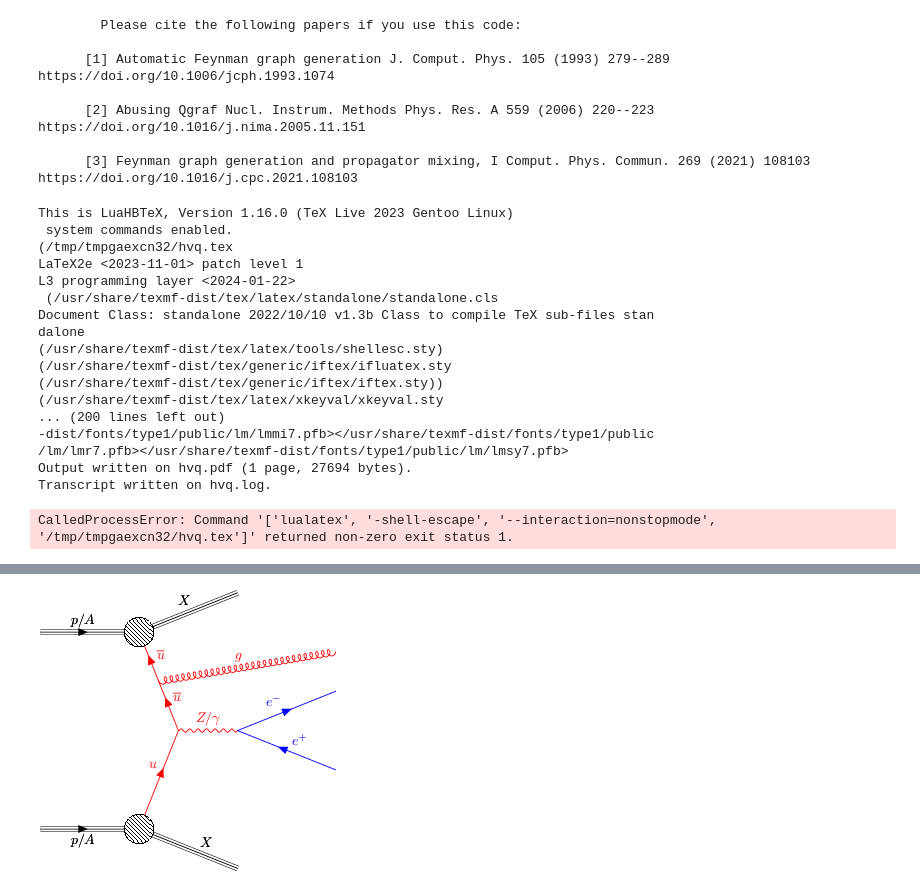
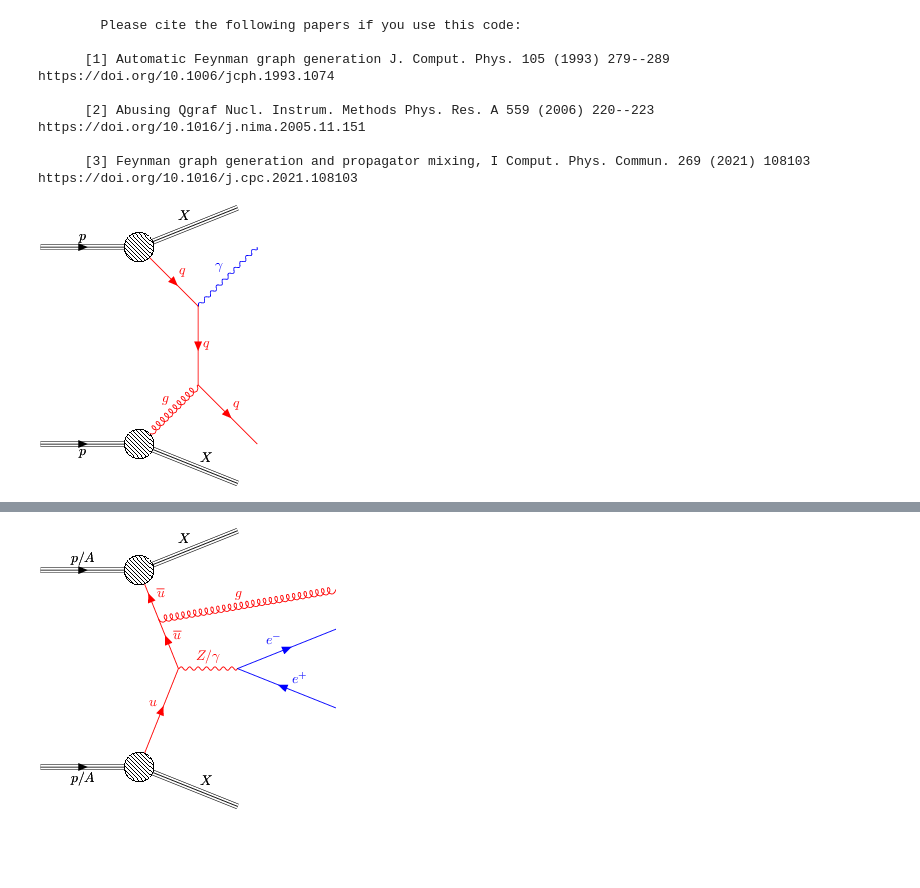
Before and after one commit to APN-Pucky/pyfeyn2, a Jupyter notebook: debug/dis_hvq_Zj.ipynb, the cells around one changed output, grey strips where cells are left out. Saved outputs shown, nothing was run; the diff lists cells and outputs as text; code cells hidden in the pictures; blank space fills up the shorter version.

```diff
--- a/debug/dis_hvq_Zj.ipynb
+++ b/debug/dis_hvq_Zj.ipynb
@@ -28,52 +28,36 @@ from feynml.interface.qgraf import style
       [3] Feynman graph generation and propagator mixing, I Comput. Phys. Commun. 269 (2021) 108103 https://doi.org/10.1016/j.cpc.2021.108103
 # %%
 fd = FeynmanDiagram().add(
-    v1 := Vertex().with_xy(7,0),
-    v2 := Vertex().with_xy(10,0),
     v3 := Vertex().with_xy(5,+5).with_shape('blob'),
     v4 := Vertex().with_xy(5,-5).with_shape('blob'),
-    Propagator(pdgid=21).connect(v1,v2).with_color('red'),
-    Propagator(pdgid=-2).connect(v3,v1).with_color('red'),
-    Propagator(pdgid=2).connect(v4,v1).with_color('red'),
-    Leg(pdgid=2212,label="$p/A$",target=v3,sense='incoming').with_xy(0,5),
-    Leg(pdgid=2212,label="$p/A$",target=v4).with_incoming().with_xy(0,-5).with_style("label-side: right"),
-    v5 := Vertex().with_xy(12,2),
-    v6 := Vertex().with_xy(15,4),
-    Propagator(pdgid=-4).connect(v2,v5).with_color('red'),
-    Propagator(pdgid=-24).connect(v5,v6),
-    Leg(pdgid=11,sense='outgoing').with_target(v6).with_xy(20,5).with_color('blue'),
-    Leg(pdgid=-12,sense='outgoing').with_target(v6).with_xy(20,3),
-    Leg(pdgid=-3,sense='outgoing').with_target(v5).with_xy(20,1),
-
-    v7 := Vertex().with_xy(12,-2),
-    v8 := Vertex().with_xy(15,-4),
-    Propagator(pdgid=4).connect(v2,v7).with_color('red'),
-    Propagator(pdgid=24).connect(v7,v8),
-    Leg(pdgid=-11,sense='outgoing').with_target(v8).with_xy(20,-5).with_color('blue'),
-    Leg(pdgid=12,sense='outgoing').with_target(v8).with_xy(20,-3),
-    Leg(pdgid=3,sense='outgoing').with_target(v7).with_xy(20,-1),
+    Leg(pdgid=2212,label="$p$",target=v3,sense='incoming').with_xy(0,5),
+    Leg(pdgid=2212,label="$p$",target=v4).with_incoming().with_xy(0,-5).with_style("label-side: right"),
 
     Leg(pdgid=2,type="remnant",label="$X$",sense='outgoing').with_target(v3).with_xy(10,+7),
     Leg(pdgid=-2,type="remnant",label="$X$").with_target(v4).with_outgoing().with_xy(10,-7),
+
+    v1 := Vertex().with_xy(8,2),
+    v2 := Vertex().with_xy(8,-2),
+    Propagator(pdgid=1,label=r"$q$").connect(v1,v2).with_color('red'),
+    Propagator(pdgid=1,label=r"$q$").connect(v3,v1).with_color('red'),
+    Propagator(pdgid=21).connect(v4,v2).with_color('red'),
+
+    v5 := Vertex().with_xy(11,5),
+    Propagator(pdgid=22).connect(v1,v5).with_color('blue'),
+    #Propagator(pdgid=-24).connect(v5,v6),
+    #Leg(pdgid=11,sense='outgoing').with_target(v6).with_xy(20,5).with_color('blue'),
+    #Leg(pdgid=-12,sense='outgoing').with_target(v6).with_xy(20,3),
+    #Leg(pdgid=-3,sense='outgoing').with_target(v5).with_xy(20,1),
+
+    v7 := Vertex().with_xy(11,-5),
+    Propagator(pdgid=1,label=r"$q$").connect(v2,v7).with_color('red'),
+    #Propagator(pdgid=24).connect(v7,v8),
+    #Leg(pdgid=-11,sense='outgoing').with_target(v8).with_xy(20,-5).with_color('blue'),
+    #Leg(pdgid=12,sense='outgoing').with_target(v8).with_xy(20,-3),
+    #Leg(pdgid=3,sense='outgoing').with_target(v7).with_xy(20,-1),
+
 )
 scale_positions(fd,0.5)
-fd.render(auto_position=False,render="tikz",file="hvq")
+fd.render(auto_position=False,render="tikz",file="dir")
 # %% [output]
-This is LuaHBTeX, Version 1.16.0 (TeX Live 2023 Gentoo Linux)
- system commands enabled.
-(/tmp/tmpgaexcn32/hvq.tex
-LaTeX2e <2023-11-01> patch level 1
-L3 programming layer <2024-01-22>
- (/usr/share/texmf-dist/tex/latex/standalone/standalone.cls
-Document Class: standalone 2022/10/10 v1.3b Class to compile TeX sub-files stan
-dalone
-(/usr/share/texmf-dist/tex/latex/tools/shellesc.sty)
-(/usr/share/texmf-dist/tex/generic/iftex/ifluatex.sty
-(/usr/share/texmf-dist/tex/generic/iftex/iftex.sty))
-(/usr/share/texmf-dist/tex/latex/xkeyval/xkeyval.sty
-... (200 lines left out)
--dist/fonts/type1/public/lm/lmmi7.pfb></usr/share/texmf-dist/fonts/type1/public
-/lm/lmr7.pfb></usr/share/texmf-dist/fonts/type1/public/lm/lmsy7.pfb>
-Output written on hvq.pdf (1 page, 27694 bytes).
-Transcript written on hvq.log.
-CalledProcessError: Command '['lualatex', '-shell-escape', '--interaction=nonstopmode', '/tmp/tmpgaexcn32/hvq.tex']' returned non-zero exit status 1.
+[figure, added]
```
Also changed, not shown: parts of 1 cell of this notebook.
